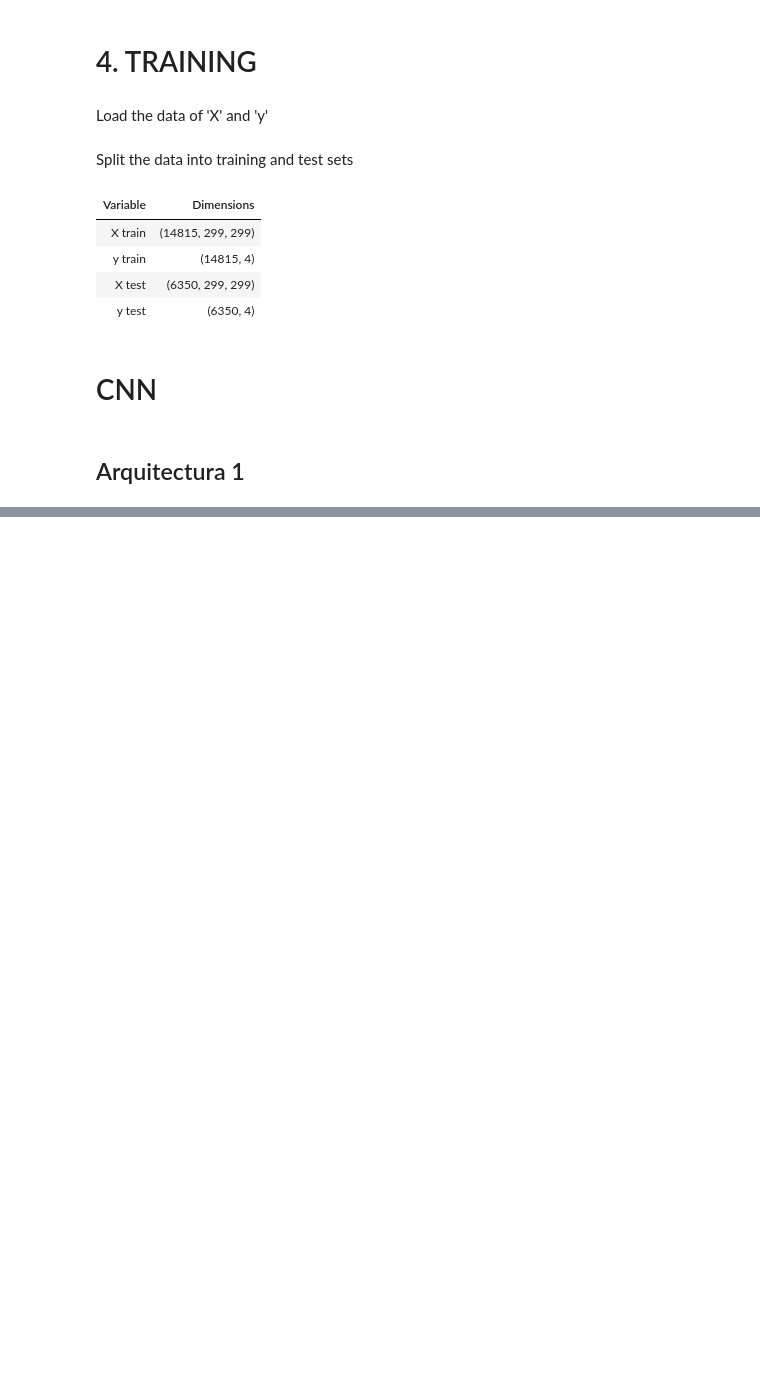
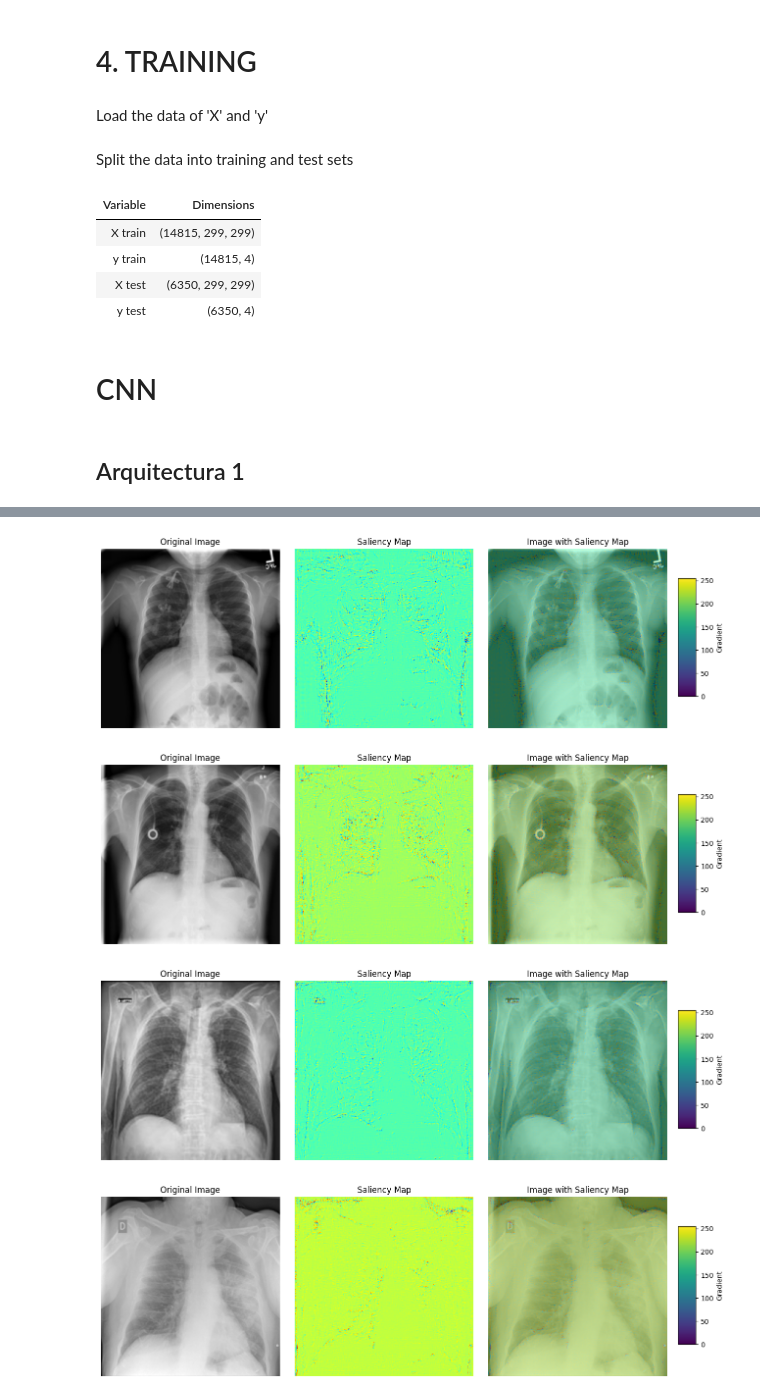
Before and after one commit to Heutlett/2023_PATRONES_PROYECTO2, a Jupyter notebook: proyecto2_cnn_imagenes_crudas.ipynb, the cells around one changed output, grey strips where cells are left out. Cells and saved outputs as stored; diff of their text form; code cells hidden in the pictures; blank space fills up the shorter version.

```diff
--- a/proyecto2_cnn_imagenes_crudas.ipynb
+++ b/proyecto2_cnn_imagenes_crudas.ipynb
@@ -246,8 +250,7 @@ import numpy as np
 import matplotlib.pyplot as plt
 import tensorflow as tf
 
-def saliency_map(model, images, target_class):
-
+def saliency_map(model, images):
     for i in images:
         # Select an image from the test set for visualization
         image = X_test[i]  # Get the image
@@ -259,34 +262,46 @@ def saliency_map(model, images, target_class):
         with tf.GradientTape() as tape:
             tape.watch(image_tensor)
             predictions = model(image_tensor[np.newaxis, ...])
-            loss = predictions[:, target_class]
+            label = np.argmax(y_test_categorical[i])  # Get the true label (converted back to non-categorical form)
+            loss = predictions[:, label]
 
         # Calculate gradients of the loss with respect to the input image
         gradients = tape.gradient(loss, image_tensor)
         gradients = gradients.numpy()
 
         # Normalize the gradients
         gradient_min, gradient_max = np.min(gradients), np.max(gradients)
         gradients = (gradients - gradient_min) / (gradient_max - gradient_min + 1e-8)
 
         # Convert the gradients to a heatmap using the grayscale colormap
         heatmap = cv2.applyColorMap(np.uint8(255 * gradients), cv2.COLORMAP_JET)
 
         # Superimpose the heatmap on the original image
         superimposed = cv2.addWeighted(cv2.cvtColor(image, cv2.COLOR_GRAY2BGR), 0.6, heatmap, 0.4, 0)
 
         # Display the original image, heatmap, and superimposed image
         fig, axes = plt.subplots(1, 3, figsize=(12, 4))
         axes[0].imshow(image, cmap='gray')
         axes[0].set_title('Original Image')
         axes[0].axis('off')
         axes[1].imshow(heatmap)
         axes[1].set_title('Saliency Map')
         axes[1].axis('off')
         axes[2].imshow(superimposed)
         axes[2].set_title('Image with Saliency Map')
         axes[2].axis('off')
+
+        # Create a colorbar for the heatmap in the third subplot
+        cax = fig.add_axes([1, 0.2, 0.03, 0.6])  # [left, bottom, width, height]
+        cbar = fig.colorbar(axes[1].imshow(heatmap), cax=cax)
+        cbar.set_label('Gradient')
+
         plt.tight_layout()
         plt.show()
 
-saliency_map(model, [1,3,5,6])
+saliency_map(model, [2, 3, 6, 15])
+# %% [output]
+[figure, added]
+[figure, added]
+[figure, added]
+[figure, added]
```
Also changed, not shown: parts of 4 cells of this notebook, 10 other files.
